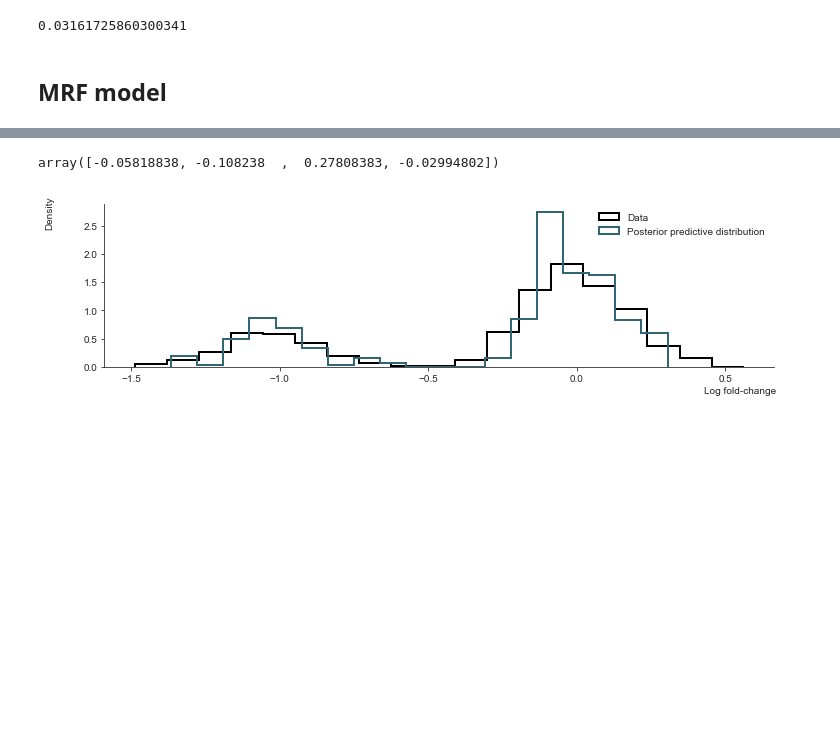
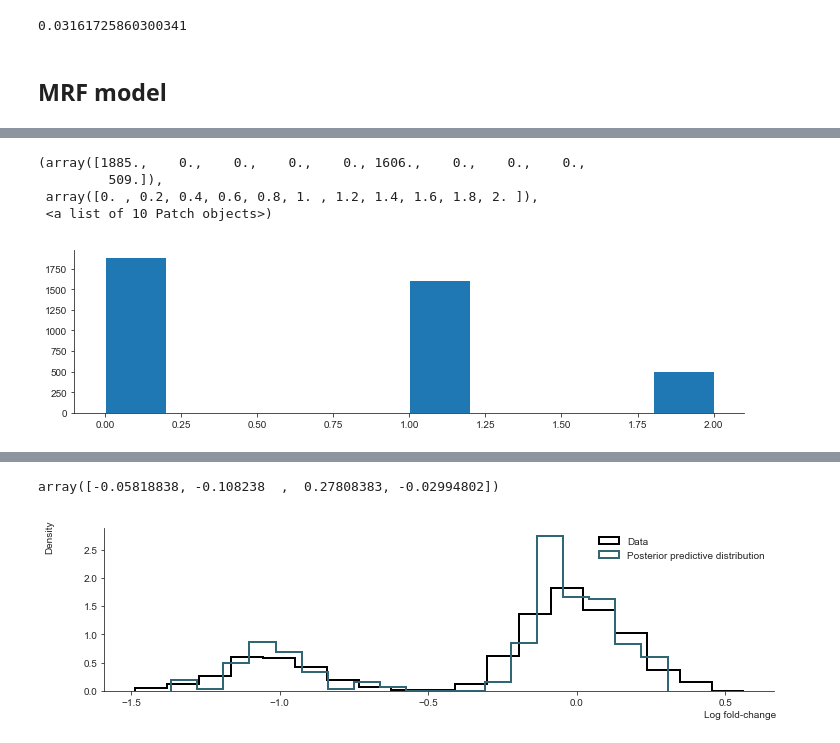
Before and after one commit to cbg-ethz/shm, a Jupyter notebook: analysis/a-structured_hierarchical_linear_models.ipynb, the cells around one changed output, grey strips where cells are left out. Cells and saved outputs as stored; diff of their text form; code cells hidden in the pictures; blank space fills up the shorter version.

```diff
--- a/analysis/a-structured_hierarchical_linear_models.ipynb
+++ b/analysis/a-structured_hierarchical_linear_models.ipynb
@@ -196,0 +205,8 @@ array([-0.05281718, -0.10729686,  0.08654076, -0.23015387])
+# %%
+plt.hist(trace['z'][:,0])
+# %% [output]
+(array([1885.,    0.,    0.,    0.,    0., 1606.,    0.,    0.,    0.,
+         509.]),
+ array([0. , 0.2, 0.4, 0.6, 0.8, 1. , 1.2, 1.4, 1.6, 1.8, 2. ]),
+ <a list of 10 Patch objects>)
+[figure, added]
```
Also changed, not shown: parts of 14 cells of this notebook, 23 other files.
